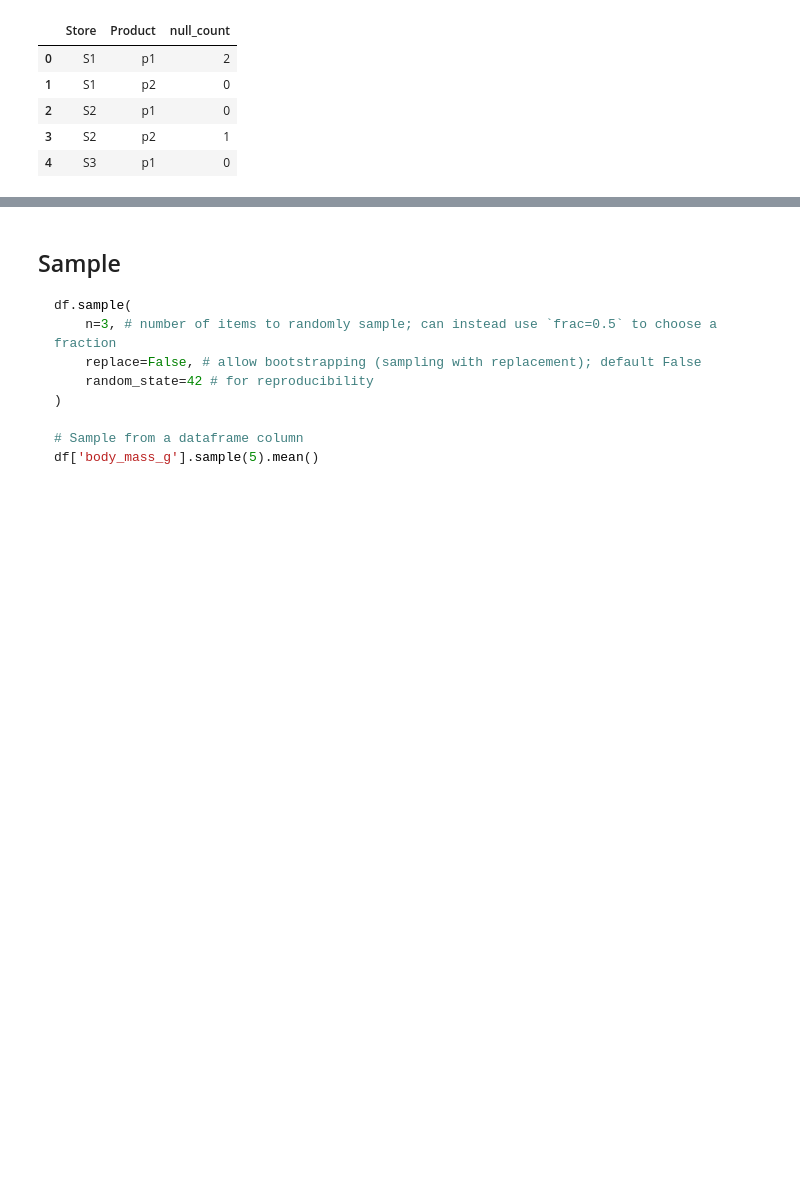
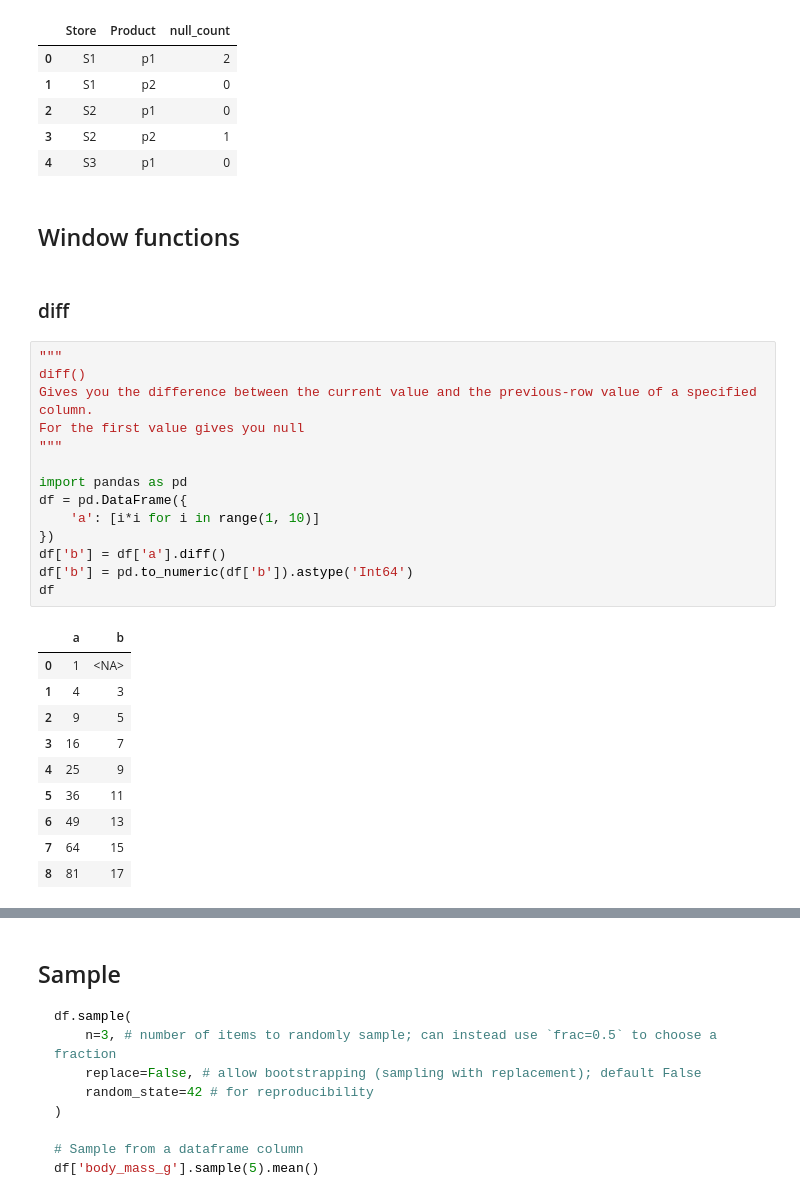
Before and after one commit to EvgeniiZorin/Handbook_Data-Science, a Jupyter notebook: _Pandas.ipynb, the cells around one changed output, grey strips where cells are left out. Cells and saved outputs as stored; diff of their text form; blank space fills up the shorter version.

```diff
--- a/_Pandas.ipynb
+++ b/_Pandas.ipynb
@@ -1978,3 +2016,32 @@ df['Sales'].isnull().groupby([df['Store'], df['Product']]).sum().astype(int).res
 | 2 | S2 | p1 | 0 |
 | 3 | S2 | p2 | 1 |
 | 4 | S3 | p1 | 0 |
+# %% [markdown]
+## Window functions
+# %% [markdown]
+### diff
+# %%
+"""
+diff()
+Gives you the difference between the current value and the previous-row value of a specified column.
+For the first value gives you null
+"""
+
+import pandas as pd
+df = pd.DataFrame({
+    'a': [i*i for i in range(1, 10)]
+})
+df['b'] = df['a'].diff()
+df['b'] = pd.to_numeric(df['b']).astype('Int64')
+df
+# %% [output]
+|  | a | b |
+| 0 | 1 | <NA> |
+| 1 | 4 | 3 |
+| 2 | 9 | 5 |
+| 3 | 16 | 7 |
+| 4 | 25 | 9 |
+| 5 | 36 | 11 |
+| 6 | 49 | 13 |
+| 7 | 64 | 15 |
+| 8 | 81 | 17 |
```
Also changed, not shown: parts of 19 cells of this notebook.
